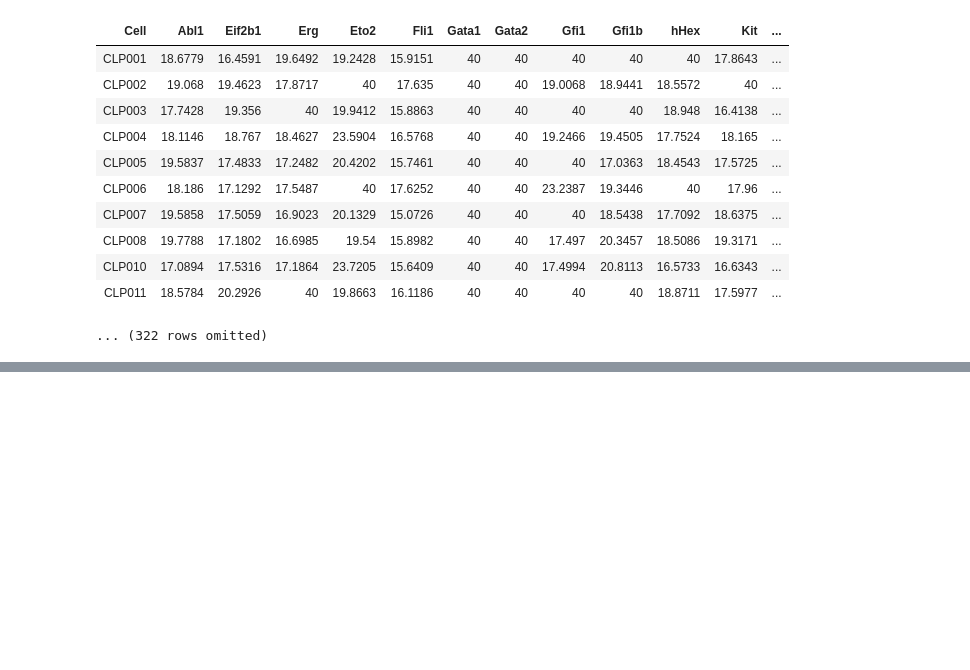
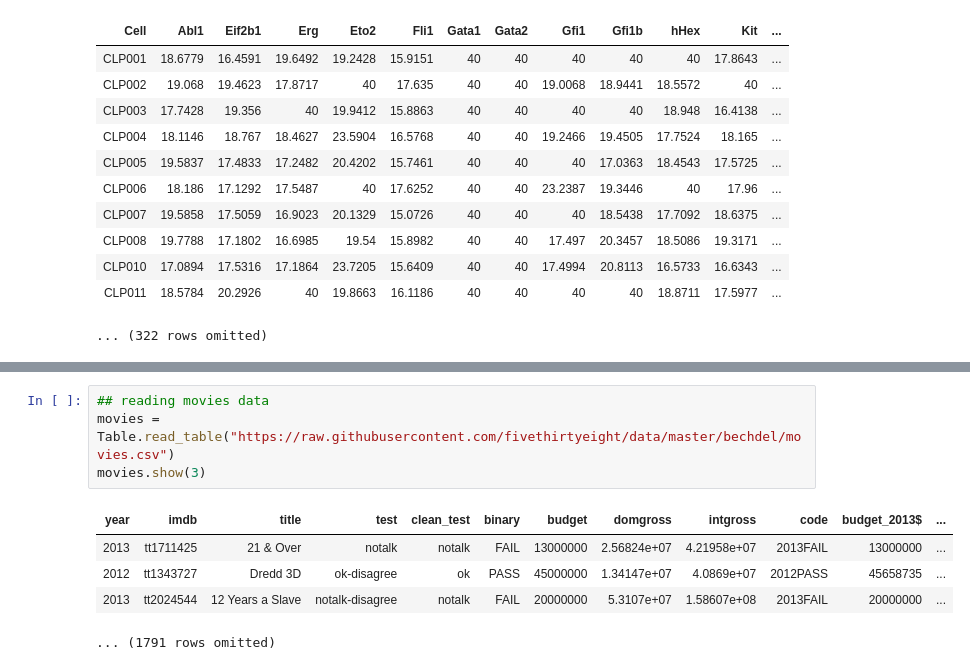
Before and after one commit to caramirezal/programming, a Jupyter notebook: python/arrays.ipynb, the cells around one changed output, grey strips where cells are left out. Saved outputs shown, nothing was run; the diff lists cells and outputs as text; blank space fills up the shorter version.

```diff
--- a/python/arrays.ipynb
+++ b/python/arrays.ipynb
@@ -194,0 +255,10 @@ data.hist('Abl1')
+# %%
+## reading movies data
+movies = Table.read_table("https://raw.githubusercontent.com/fivethirtyeight/data/master/bechdel/movies.csv")
+movies.show(3)
+# %% [output]
+| year | imdb | title | test | clean_test | binary | budget | domgross | intgross | code | budget_2013$ | ... |
+| 2013 | tt1711425 | 21 & Over | notalk | notalk | FAIL | 13000000 | 2.56824e+07 | 4.21958e+07 | 2013FAIL | 13000000 | ... |
+| 2012 | tt1343727 | Dredd 3D | ok-disagree | ok | PASS | 45000000 | 1.34147e+07 | 4.0869e+07 | 2012PASS | 45658735 | ... |
+| 2013 | tt2024544 | 12 Years a Slave | notalk-disagree | notalk | FAIL | 20000000 | 5.3107e+07 | 1.58607e+08 | 2013FAIL | 20000000 | ... |
+... (1791 rows omitted)
```
Also changed, not shown: parts of 19 cells of this notebook, 1 other file.
